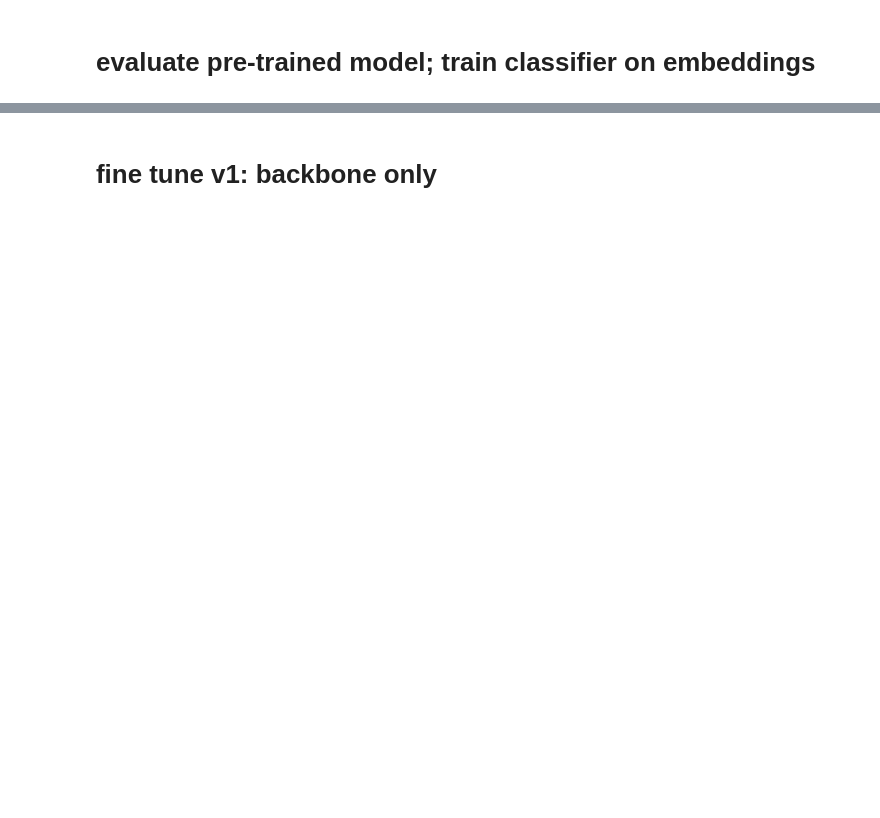
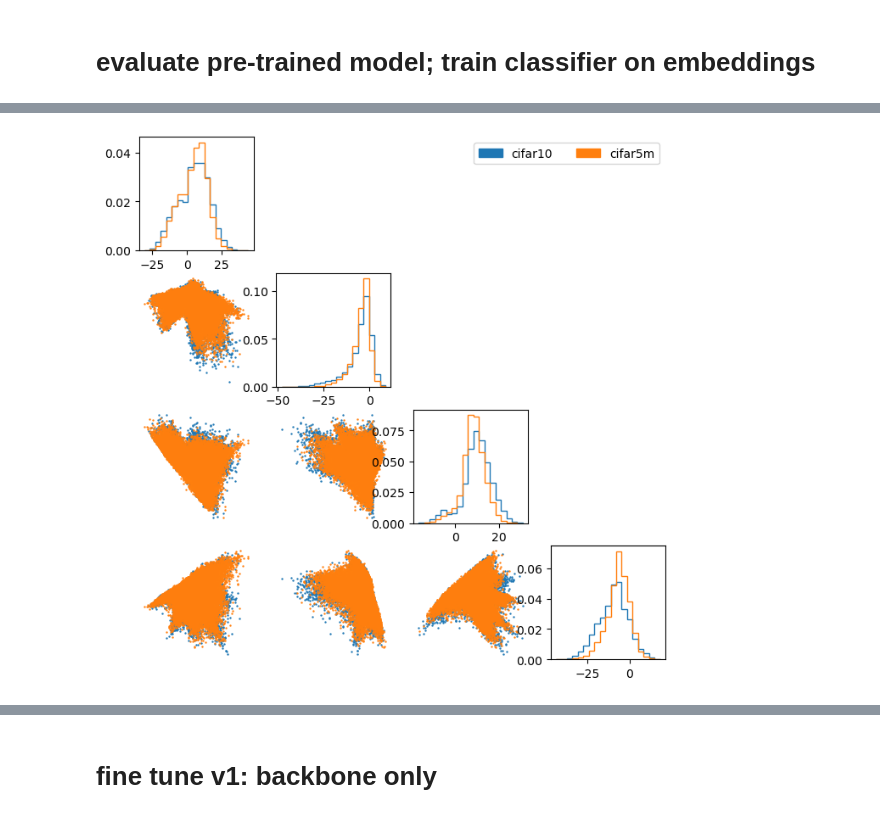
Before and after one commit to chreissel/phlab-neurips25, a Jupyter notebook: experiments/cifar10/cifar10.ipynb, the cells around one changed output, grey strips where cells are left out. Saved outputs shown, nothing was run; the diff lists cells and outputs as text; code cells hidden in the pictures; blank space fills up the shorter version.

Commit message:
cifar updates

```diff
--- a/experiments/cifar10/cifar10.ipynb
+++ b/experiments/cifar10/cifar10.ipynb
@@ -25,6 +25,8 @@ import data.data_utils as dutils
 
 from sklearn.metrics import roc_auc_score, top_k_accuracy_score
 from utils.plotting import make_corner
+# %%
+CHECKPOINT = '/n/home11/sambt/phlab-neurips25/runs/cifar10_simCLR_ResNet50_T0.5/lightning_logs/o1t4hdp7/checkpoints/epoch=8-step=441.ckpt'
 # %% [markdown]
 # evaluate pre-trained model; train classifier on embeddings
 # %%
@@ -32,8 +34,10 @@ cifar = CIFAR10Dataset("resnet50",num_workers=2,batch_size=1024)
 cifar_train_dataset = cifar.train_dataset
 cifar_test_dataset = cifar.test_dataset
 
-cifar5m_full = CIFAR5MDataset("resnet50",[0],[(None,50_000)],grayscale=True)
+#hue_transform = HueTransform(-0.1)
+hue_transform = v2.ColorJitter(hue=(-0.2,-0.2))
+cifar5m_full = CIFAR5MDataset("resnet50",[0],[(None,50_000)],grayscale=False,custom_pre_transforms=[hue_transform])
 
-model = SimCLRModel.load_from_checkpoint('/n/home11/sambt/phlab-neurips25/runs/cifar10_simCLR_ResNet50_T0.5/lightning_logs/uj88ngsb/checkpoints/epoch=14-step=735.ckpt')
+model = SimCLRModel.load_from_checkpoint(CHECKPOINT)
 model = model.to(device)
 model = model.eval()
@@ -40,29 +65,13 @@ model = model.eval()
+# %%
+#classifier = torch.load("cifar10_classifier_initialEmbedding.pt").to(device)
+classifier = model.classifier
 # %%
-cifar_embeds = []
-cifar_labels = []
-cifar_train_embeds = []
-cifar_train_labels = []
 cifar5m_embeds = []
 cifar5m_labels = []
-
-for ims,labs in tqdm(DataLoader(cifar_test_dataset,batch_size=1024,shuffle=False)):
-    with torch.no_grad():
-        cifar_embeds.append(model.encoder(ims.to(device)).cpu().numpy())
-        cifar_labels.append(labs.numpy())
-
-for ims,labs in tqdm(DataLoader(cifar_train_dataset,batch_size=1024,shuffle=False)):
-    with torch.no_grad():
-        cifar_train_embeds.append(model.encoder(ims.to(device)).cpu().numpy())
-        cifar_train_labels.append(labs.numpy())
+cifar5m_preds = []
 
 for ims,labs in tqdm(DataLoader(cifar5m_full,batch_size=1024,shuffle=False)):
     with torch.no_grad():
         cifar5m_embeds.append(model.encoder(ims.to(device)).cpu().numpy())
         cifar5m_labels.append(labs.numpy())
-
-cifar_embeds = np.concatenate(cifar_embeds)
-cifar_labels = np.concatenate(cifar_labels)
-cifar_train_embeds = np.concatenate(cifar_train_embeds)
-cifar_train_labels = np.concatenate(cifar_train_labels)
-cifar5m_embeds = np.concatenate(cifar5m_embeds)
-cifar5m_labels = np.concatenate(cifar5m_labels)
+        cifar5m_preds.append(classifier(torch.tensor(cifar5m_embeds[-1]).to(device)).cpu().numpy())
@@ -71 +96,9 @@ make_corner(cifar_embeds,cifar_labels)
+# %%
+regular = cifar_embeds
+shift = cifar5m_embeds
+make_corner(np.concatenate([regular,shift],axis=0),
+            labels=np.concatenate([np.zeros(len(regular)),np.ones(len(shift))]),
+            label_names={0:"cifar10",1:"cifar5m"})
+# %% [output]
+[figure, added]
 # %%
```
Also changed, not shown: parts of 37 cells of this notebook, 16 other files.
